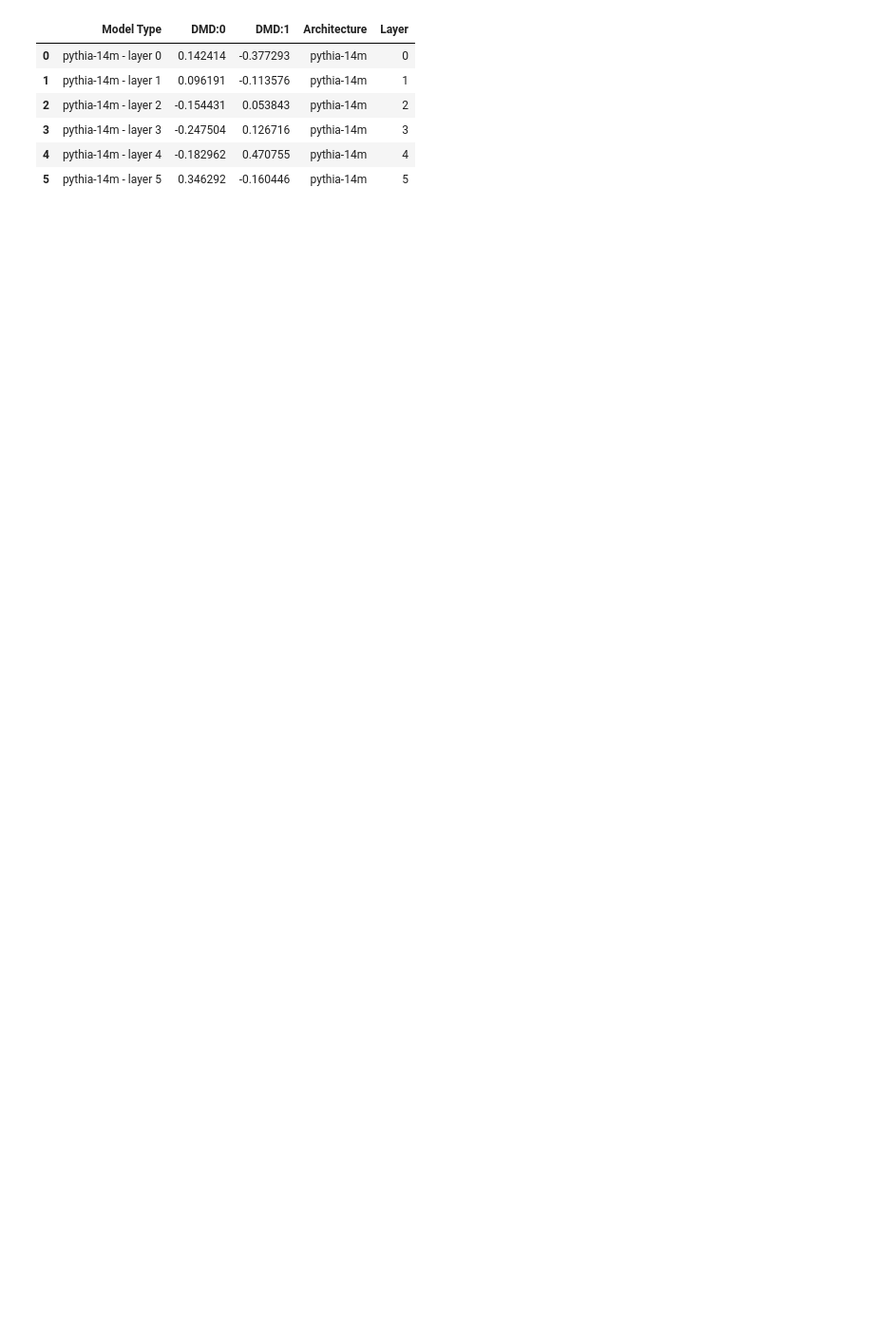
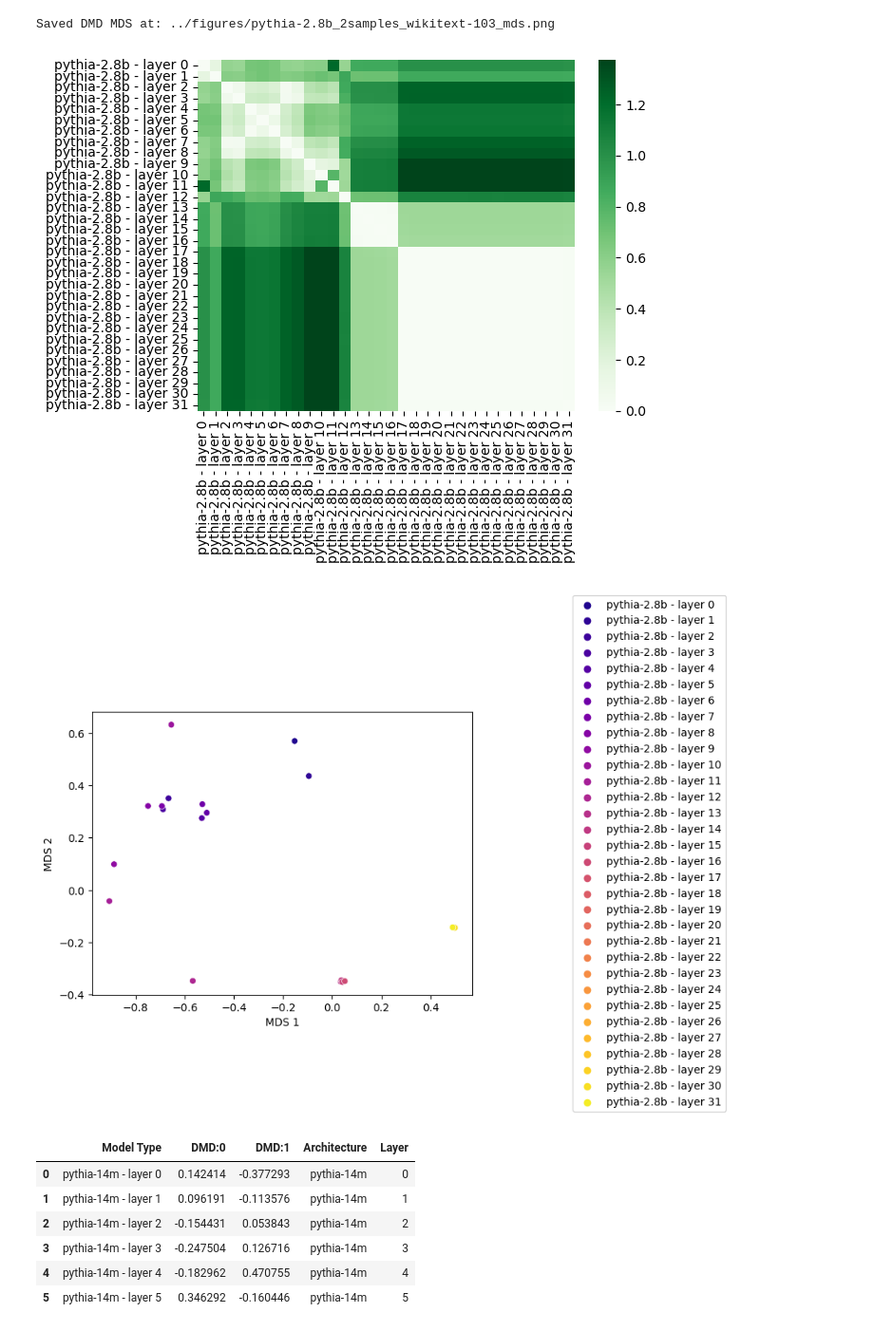
Before and after one commit to jeanne-s/DSA, a Jupyter notebook: notebooks/wikitext103.ipynb, the cells around one changed output. Shown at 95% size. Saved outputs shown, nothing was run; the diff lists cells and outputs as text; code cells hidden in the pictures; blank space fills up the shorter version.

```diff
--- a/notebooks/wikitext103.ipynb
+++ b/notebooks/wikitext103.ipynb
@@ -43,16 +43,13 @@ CUDA is not available. Listing CPUs instead.
 # %%
-models_names = ['gpt2-small', 'gpt2-medium', 'pythia-70m', 'pythia-1b', 'pythia-2.8b', 'bert-base-uncased']
+models_names = ['pythia-2.8b'] #['gpt2-small', 'gpt2-medium', 'pythia-70m', 'pythia-1b', 'pythia-2.8b', 'bert-base-uncased']
 models = []
 model_types = []
 
 for i, model_name in enumerate(models_names):
     models, model_types = get_residual_stream_activations_for_layer_wise_dmd(model_name,
                                                                              models,
-                                                                             model_types)
-
-sims_dmd, model_types, mds_df = apply_dmd(models,
-                                  model_types,
-                                  device=device)
+                                                                             model_types,
+                                                                             n_samples=3)
 # %% [output]
 Special tokens have been added in the vocabulary, make sure the associated word embeddings are fine-tuned or trained.
 Asking to truncate to max_length but no maximum length is provided and the model has no predefined maximum length. Default to no truncation.
@@ -79,0 +58,6 @@ Least squares complete!
+# %%
+sims_dmd, model_types, mds_df = apply_dmd(models,
+                                  model_types,
+                                  device=device,
+                                  fig_file_name='pythia-2.8b_3samples_wikitext-103')
+# %% [output]
@@ -80,3 +81,6 @@ Least squares complete!
+Saved DMD MDS at: ../figures/pythia-2.8b_2samples_wikitext-103_mds.png
+[figure, added]
+[figure, added]
 # %%
 architectures = []
 layers = []
```
Also changed, not shown: parts of 5 cells of this notebook, 17 other files.
